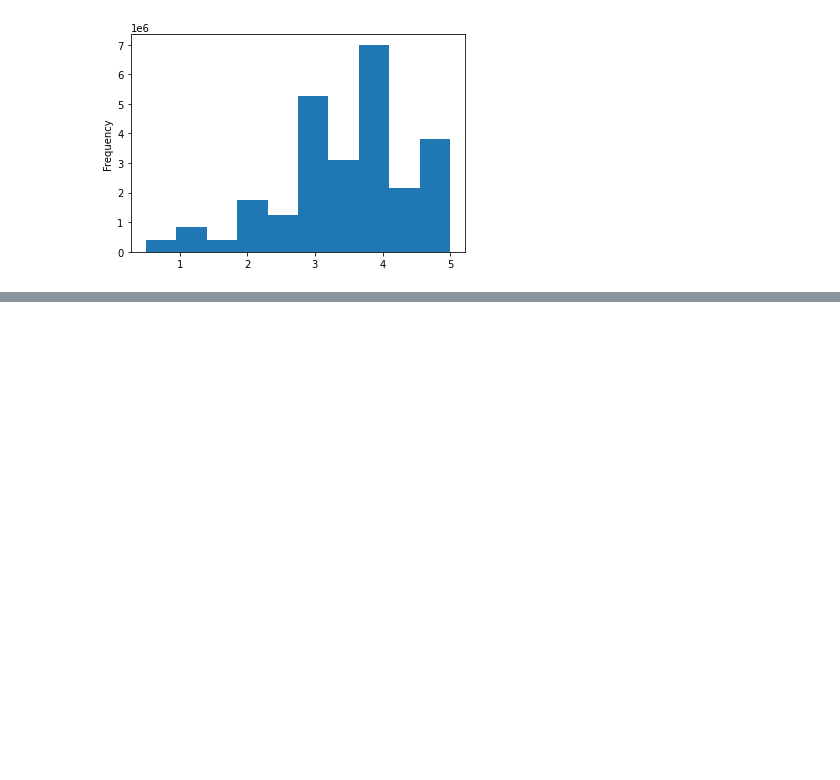
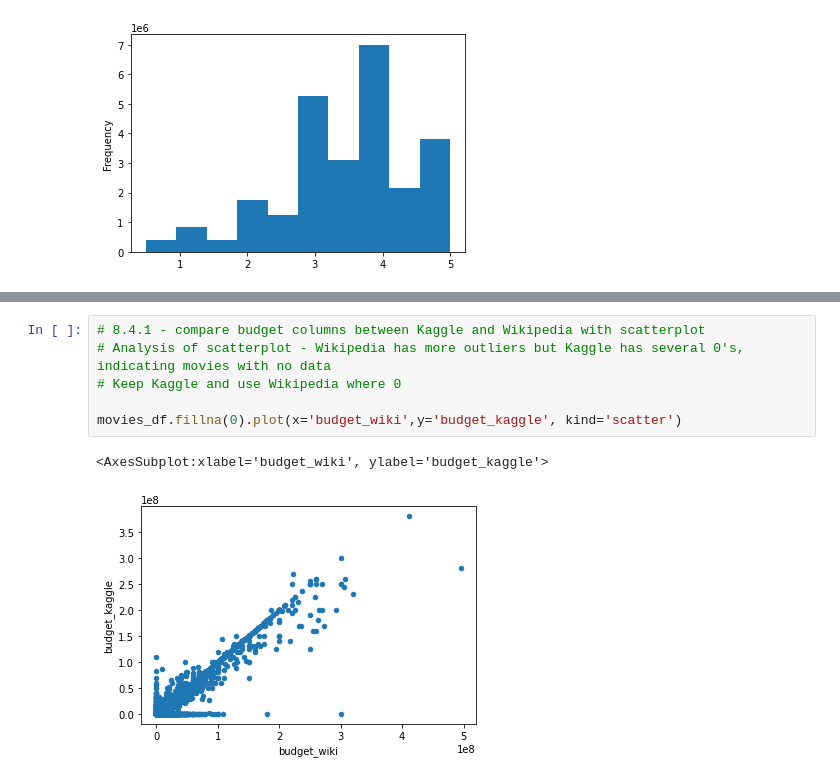
Before and after one commit to RebeccaA79/Movies-ETL, a Jupyter notebook: 8_2_1_file.ipynb, the cells around one changed output, grey strips where cells are left out. Cells and saved outputs as stored; diff of their text form; blank space fills up the shorter version.

```diff
--- a/8_2_1_file.ipynb
+++ b/8_2_1_file.ipynb
@@ -711,0 +778,9 @@ Name: rating, dtype: float64
+# %%
+# 8.4.1 - compare budget columns between Kaggle and Wikipedia with scatterplot
+# Analysis of scatterplot - Wikipedia has more outliers but Kaggle has several 0's, indicating movies with no data
+# Keep Kaggle and use Wikipedia where 0
+
+movies_df.fillna(0).plot(x='budget_wiki',y='budget_kaggle', kind='scatter')
+# %% [output]
+<AxesSubplot:xlabel='budget_wiki', ylabel='budget_kaggle'>
+[figure, added]
```
Also changed, not shown: parts of 25 cells of this notebook.
